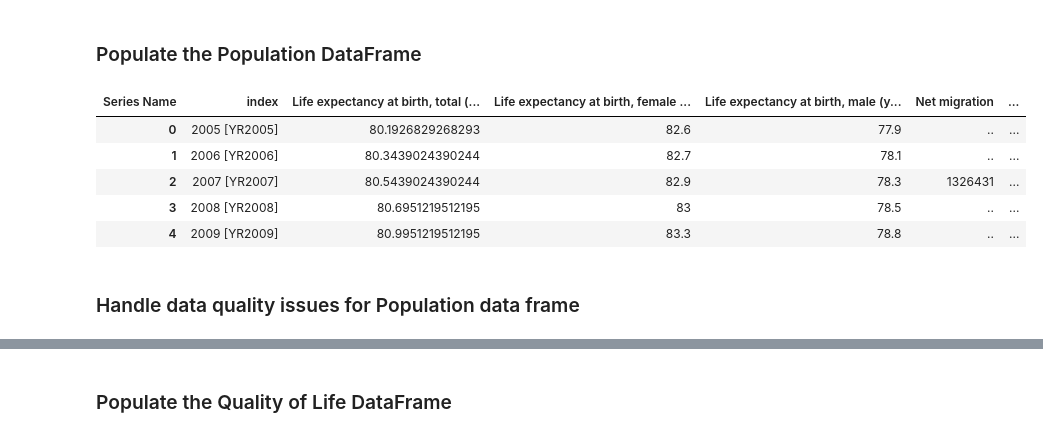
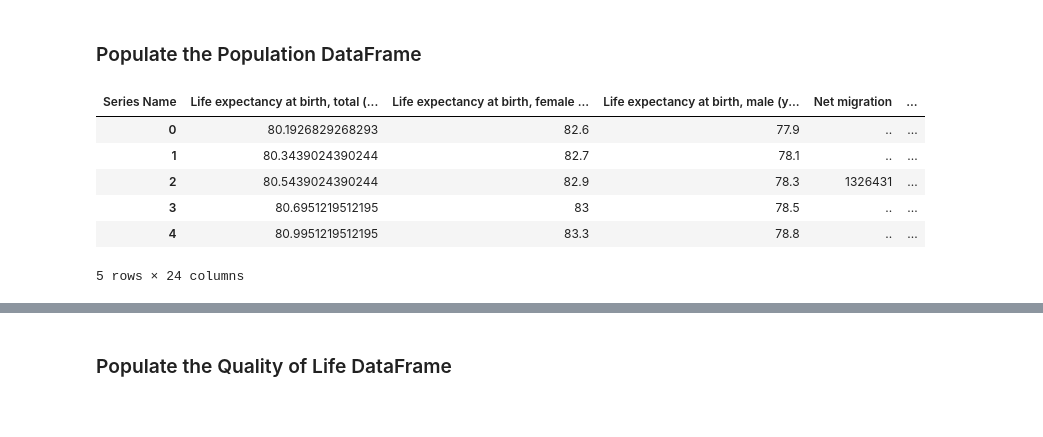
Before and after one commit to nseniow/Data-Science-Project, a Jupyter notebook: test.ipynb, the cells around one changed output, grey strips where cells are left out. Drawn from its saved outputs; the diff is of its cells as text; code cells hidden in the pictures.

Commit message:
Did most of the fact table stuff but didn't finish it

```diff
--- a/test.ipynb
+++ b/test.ipynb
@@ -10,7 +10,5 @@ from config import config
 from datetime import datetime, timedelta
 
 warnings.filterwarnings("ignore")
-
-pd.set_option('display.max_rows', None)
 # %% [markdown]
 ### Define connect method to connect to the postgres database and return the connection
@@ -324,41 +342,45 @@ wb_hnps_population_data = wb_hnps_data.loc[
 
 population_dimension_df = convert_dataframe_structure(wb_hnps_population_data)
 
+#Combine the male and female populations to get total populations for each age group
+
 population_dimension_df.insert(len(population_dimension_df.columns), 'Population ages 15-19, total', pd.to_numeric(population_dimension_df['Population ages 15-19, female']) + pd.to_numeric(population_dimension_df['Population ages 15-19, male']))
 population_dimension_df.insert(len(population_dimension_df.columns), 'Population ages 20-24, total', pd.to_numeric(population_dimension_df['Population ages 20-24, female']) + pd.to_numeric(population_dimension_df['Population ages 20-24, male']))
 population_dimension_df.insert(len(population_dimension_df.columns), 'Population ages 25-29, total', pd.to_numeric(population_dimension_df['Population ages 25-29, female']) + pd.to_numeric(population_dimension_df['Population ages 25-29, male']))
 population_dimension_df.insert(len(population_dimension_df.columns), 'Population ages 30-34, total', pd.to_numeric(population_dimension_df['Population ages 30-34, female']) + pd.to_numeric(population_dimension_df['Population ages 30-34, male']))
 population_dimension_df.insert(len(population_dimension_df.columns), 'Population ages 35-39, total', pd.to_numeric(population_dimension_df['Population ages 35-39, female']) + pd.to_numeric(population_dimension_df['Population ages 35-39, male']))
 population_dimension_df.insert(len(population_dimension_df.columns), 'Population ages 40-44, total', pd.to_numeric(population_dimension_df['Population ages 40-44, female']) + pd.to_numeric(population_dimension_df['Population ages 40-44, male']))
 population_dimension_df.insert(len(population_dimension_df.columns), 'Population ages 45-49, total', pd.to_numeric(population_dimension_df['Population ages 45-49, female']) + pd.to_numeric(population_dimension_df['Population ages 45-49, male']))
 population_dimension_df.insert(len(population_dimension_df.columns), 'Population ages 50-54, total', pd.to_numeric(population_dimension_df['Population ages 50-54, female']) + pd.to_numeric(population_dimension_df['Population ages 50-54, male']))
 population_dimension_df.insert(len(population_dimension_df.columns), 'Population ages 55-59, total', pd.to_numeric(population_dimension_df['Population ages 55-59, female']) + pd.to_numeric(population_dimension_df['Population ages 55-59, male']))
 population_dimension_df.insert(len(population_dimension_df.columns), 'Population ages 60-64, total', pd.to_numeric(population_dimension_df['Population ages 60-64, female']) + pd.to_numeric(population_dimension_df['Population ages 60-64, male']))
 population_dimension_df.insert(len(population_dimension_df.columns), 'Population ages 65 and above, total', pd.to_numeric(population_dimension_df['Population ages 65 and above, female']) + pd.to_numeric(population_dimension_df['Population ages 65 and above, male']))
 
 population_dimension_df.drop(columns=['Population ages 15-19, female', 'Population ages 15-19, male'], inplace=True)
 population_dimension_df.drop(columns=['Population ages 20-24, female', 'Population ages 20-24, male'], inplace=True)
 population_dimension_df.drop(columns=['Population ages 25-29, female', 'Population ages 25-29, male'], inplace=True)
 population_dimension_df.drop(columns=['Population ages 30-34, female', 'Population ages 30-34, male'], inplace=True)
 population_dimension_df.drop(columns=['Population ages 35-39, female', 'Population ages 35-39, male'], inplace=True)
 population_dimension_df.drop(columns=['Population ages 40-44, female', 'Population ages 40-44, male'], inplace=True)
 population_dimension_df.drop(columns=['Population ages 45-49, female', 'Population ages 45-49, male'], inplace=True)
 population_dimension_df.drop(columns=['Population ages 50-54, female', 'Population ages 50-54, male'], inplace=True)
 population_dimension_df.drop(columns=['Population ages 55-59, female', 'Population ages 55-59, male'], inplace=True)
 population_dimension_df.drop(columns=['Population ages 60-64, female', 'Population ages 60-64, male'], inplace=True)
 population_dimension_df.drop(columns=['Population ages 65 and above, female', 'Population ages 65 and above, male'], inplace=True)
 
-#Combine the male and female populations to get total populations for each age group
+
 
 population_dimension_df["Year"] = population_dimension_df.index
 population_dimension_df.reset_index(inplace=True)
+
+population_dimension_df.drop(columns=['index'], inplace=True)
+
 population_dimension_df.head()
 # %% [output]
-| Series Name | index | Life expectancy at birth, total (... | Life expectancy at birth, female ... | Life expectancy at birth, male (y... | Net migration | ... |
-| 0 | 2005 [YR2005] | 80.1926829268293 | 82.6 | 77.9 | .. | ... |
-| 1 | 2006 [YR2006] | 80.3439024390244 | 82.7 | 78.1 | .. | ... |
-| 2 | 2007 [YR2007] | 80.5439024390244 | 82.9 | 78.3 | 1326431 | ... |
-| 3 | 2008 [YR2008] | 80.6951219512195 | 83 | 78.5 | .. | ... |
-| 4 | 2009 [YR2009] | 80.9951219512195 | 83.3 | 78.8 | .. | ... |
+| Series Name | Life expectancy at birth, total (... | Life expectancy at birth, female ... | Life expectancy at birth, male (y... | Net migration | ... |
+| 0 | 80.1926829268293 | 82.6 | 77.9 | .. | ... |
+| 1 | 80.3439024390244 | 82.7 | 78.1 | .. | ... |
+| 2 | 80.5439024390244 | 82.9 | 78.3 | 1326431 | ... |
+| 3 | 80.6951219512195 | 83 | 78.5 | .. | ... |
+| 4 | 80.9951219512195 | 83.3 | 78.8 | .. | ... |
+5 rows × 24 columns
-# %% [markdown]
-### Handle data quality issues for Population data frame
```
Also changed, not shown: parts of 29 cells of this notebook.
